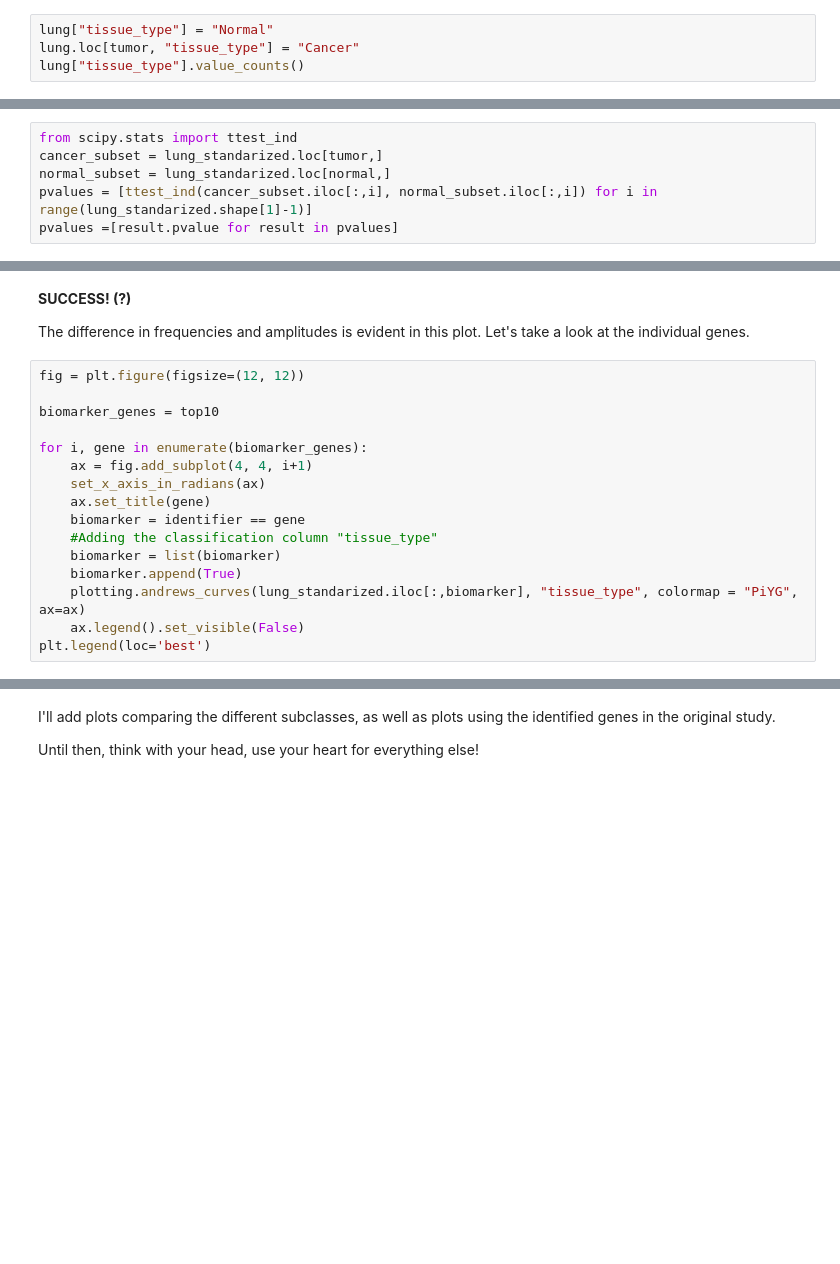
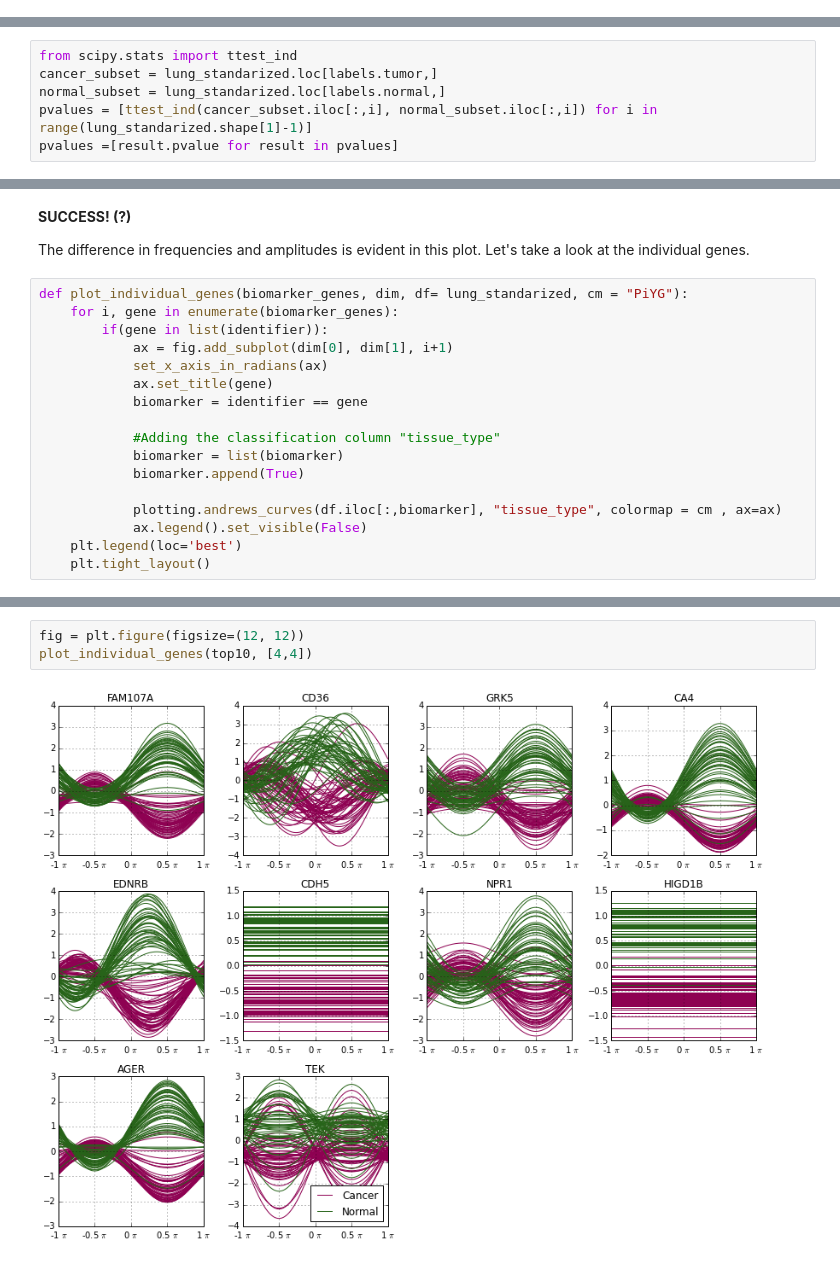
Before and after one commit to elpogzz/data-viz, a Jupyter notebook: multivariate_data_visualization.ipynb, the cells around one changed output, grey strips where cells are left out. Drawn from its saved outputs; the diff is of its cells as text; blank space fills up the shorter version.

Commit message:
Added some extra plots
I plotted the stages cohorts in addition to the already analyzed Normal and Tumor ones.

I also modularized some of the plotting commands.

2do: ANOVA

```diff
--- a/multivariate_data_visualization.ipynb
+++ b/multivariate_data_visualization.ipynb
@@ -105,4 +99,0 @@ The plotting [function](https://pandas.pydata.org/pandas-docs/stable/generated/p
-# %%
-lung["tissue_type"] = "Normal"
-lung.loc[tumor, "tissue_type"] = "Cancer"
-lung["tissue_type"].value_counts()
@@ -231,8 +233,8 @@ subclasses.loc[subclasses.tissue_type=="tumor","tissue_type":"stage_lateness"].a
 This confirms that the samples are indeed not paired. (Stage II and III in Normal vs. in Tumor), and the paired t-test cannot be used. Let's perform an individual t-test.
 # %%
 from scipy.stats import ttest_ind
-cancer_subset = lung_standarized.loc[tumor,]
-normal_subset = lung_standarized.loc[normal,]
+cancer_subset = lung_standarized.loc[labels.tumor,]
+normal_subset = lung_standarized.loc[labels.normal,]
 pvalues = [ttest_ind(cancer_subset.iloc[:,i], normal_subset.iloc[:,i]) for i in range(lung_standarized.shape[1]-1)]
 pvalues =[result.pvalue for result in pvalues]
 # %% [markdown]
@@ -268,18 +269,19 @@ plotting.andrews_curves(lung_standarized.loc[:,biomarker], "tissue_type", colorm
 
 The difference in frequencies and amplitudes is evident in this plot. Let's take a look at the individual genes.
 # %%
-fig = plt.figure(figsize=(12, 12))
+def plot_individual_genes(biomarker_genes, dim, df= lung_standarized, cm = "PiYG"):
+    for i, gene in enumerate(biomarker_genes):
+        if(gene in list(identifier)):
+            ax = fig.add_subplot(dim[0], dim[1], i+1)
+            set_x_axis_in_radians(ax)
+            ax.set_title(gene)
+            biomarker = identifier == gene
 
-biomarker_genes = top10
+            #Adding the classification column "tissue_type"
+            biomarker = list(biomarker)
+            biomarker.append(True)
 
-for i, gene in enumerate(biomarker_genes):
-    ax = fig.add_subplot(4, 4, i+1)
-    set_x_axis_in_radians(ax)
-    ax.set_title(gene)
-    biomarker = identifier == gene
-    #Adding the classification column "tissue_type"
-    biomarker = list(biomarker)
-    biomarker.append(True)
-    plotting.andrews_curves(lung_standarized.iloc[:,biomarker], "tissue_type", colormap = "PiYG", ax=ax)
-    ax.legend().set_visible(False)
-plt.legend(loc='best')
+            plotting.andrews_curves(df.iloc[:,biomarker], "tissue_type", colormap = cm , ax=ax)
+            ax.legend().set_visible(False)
+    plt.legend(loc='best')
+    plt.tight_layout()
@@ -289,4 +288,5 @@ plt.legend(loc='best')
-# %% [markdown]
-I'll add plots comparing the different subclasses, as well as plots using the identified genes in the original study.
-
-Until then, think with your head, use your heart for everything else!
+# %%
+fig = plt.figure(figsize=(12, 12))
+plot_individual_genes(top10, [4,4])
+# %% [output]
+[figure, added]
```
Also changed, not shown: parts of 30 cells of this notebook.
